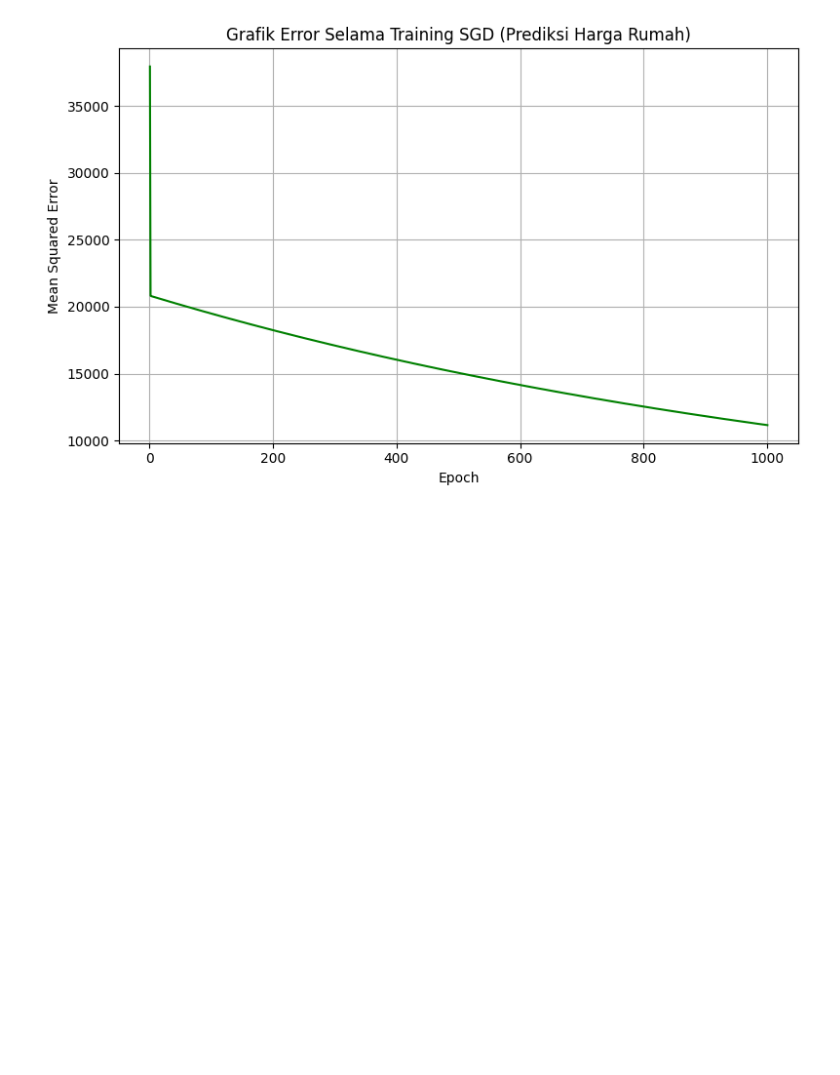
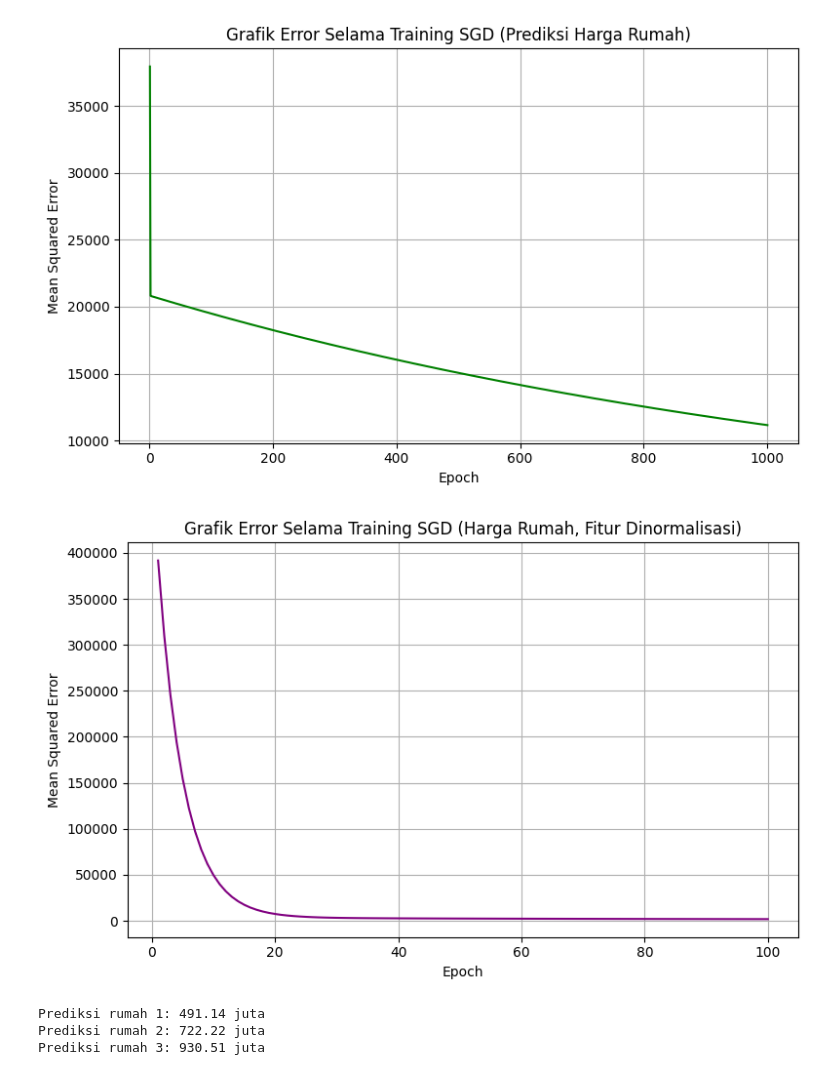
Before and after one commit to edycoleee/ml2025, a Jupyter notebook: 08gd.ipynb, the cells around one changed output. Cells and saved outputs as stored; diff of their text form; code cells hidden in the pictures; blank space fills up the shorter version.

```diff
--- a/08gd.ipynb
+++ b/08gd.ipynb
@@ -385,40 +385,42 @@ X_train_norm, X_min, X_max = min_max_normalize(X_train)
 # Untuk menyimpan error per epoch
 loss_history = []
 
-def train_sgd(X, y, learning_rate=0.01, epochs=1000):
+def train_sgd(X, y, learning_rate=0.01, epochs=100):
     n_samples, n_features = X.shape
     w = np.zeros(n_features)
     b = 0.0
 
     for epoch in range(epochs):
         total_loss = 0
         for i in range(n_samples):
             prediction = np.dot(X[i], w) + b
             error = prediction - y[i]
             grad_w = error * X[i]
             grad_b = error
             w -= learning_rate * grad_w
             b -= learning_rate * grad_b
             total_loss += error**2
         mse = total_loss / n_samples
         loss_history.append(mse)
     return w, b
 
 def predict(X, w, b):
     return np.dot(X, w) + b
 
 # Training
-w, b = train_sgd(X_train_norm, y_train, learning_rate=0.01, epochs=1000)
+w, b = train_sgd(X_train_norm, y_train, learning_rate=0.01, epochs=100)
 
 # Plot grafik error
 plt.figure(figsize=(8, 5))
 plt.plot(range(1, len(loss_history)+1), loss_history, color='purple')
 plt.xlabel('Epoch')
 plt.ylabel('Mean Squared Error')
 plt.title('Grafik Error Selama Training SGD (Harga Rumah, Fitur Dinormalisasi)')
 plt.grid(True)
 plt.tight_layout()
 plt.show()
+# %% [output]
+[figure, added]
 # %%
 X_test = np.array([
     [90, 3],
@@ -430,3 +432,7 @@ y_pred = predict(X_test_norm, w, b)
 
 for i, harga in enumerate(y_pred):
     print(f"Prediksi rumah {i+1}: {harga:.2f} juta")
+# %% [output]
+Prediksi rumah 1: 491.14 juta
+Prediksi rumah 2: 722.22 juta
+Prediksi rumah 3: 930.51 juta
```
Also changed, not shown: parts of 6 cells of this notebook, 1 other file.
